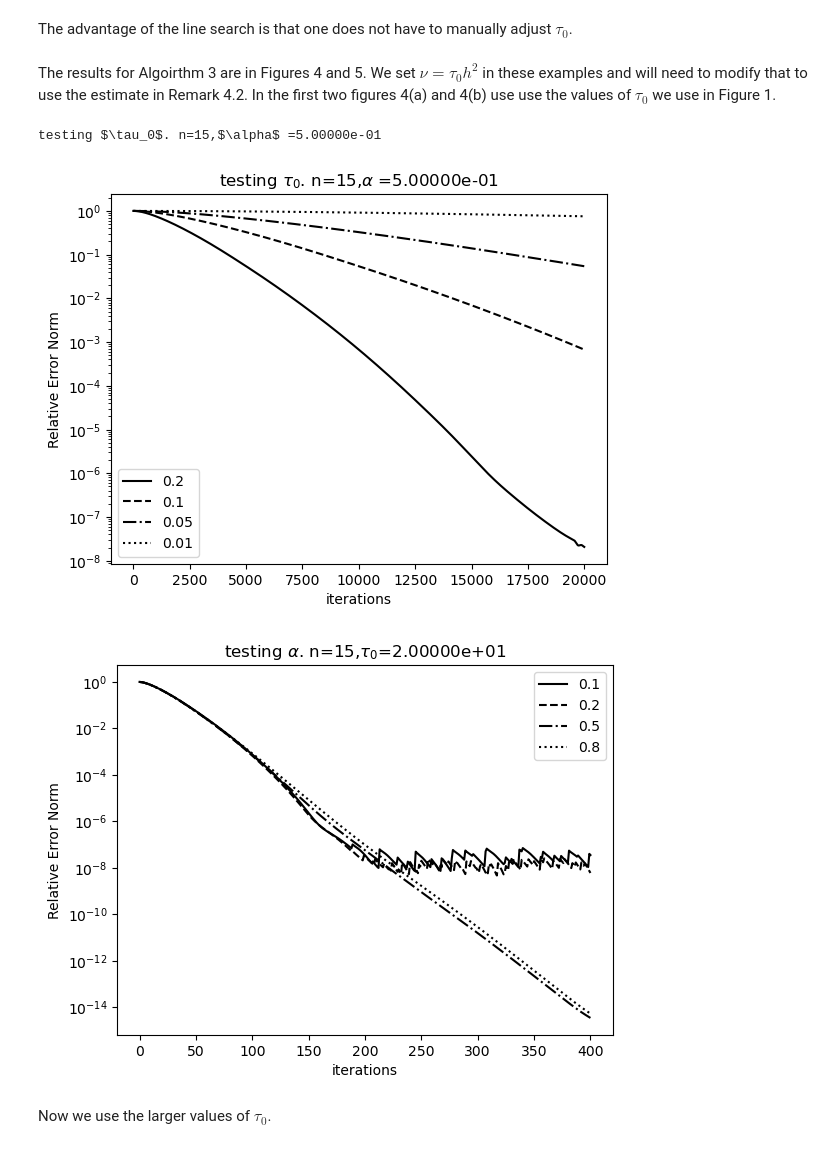
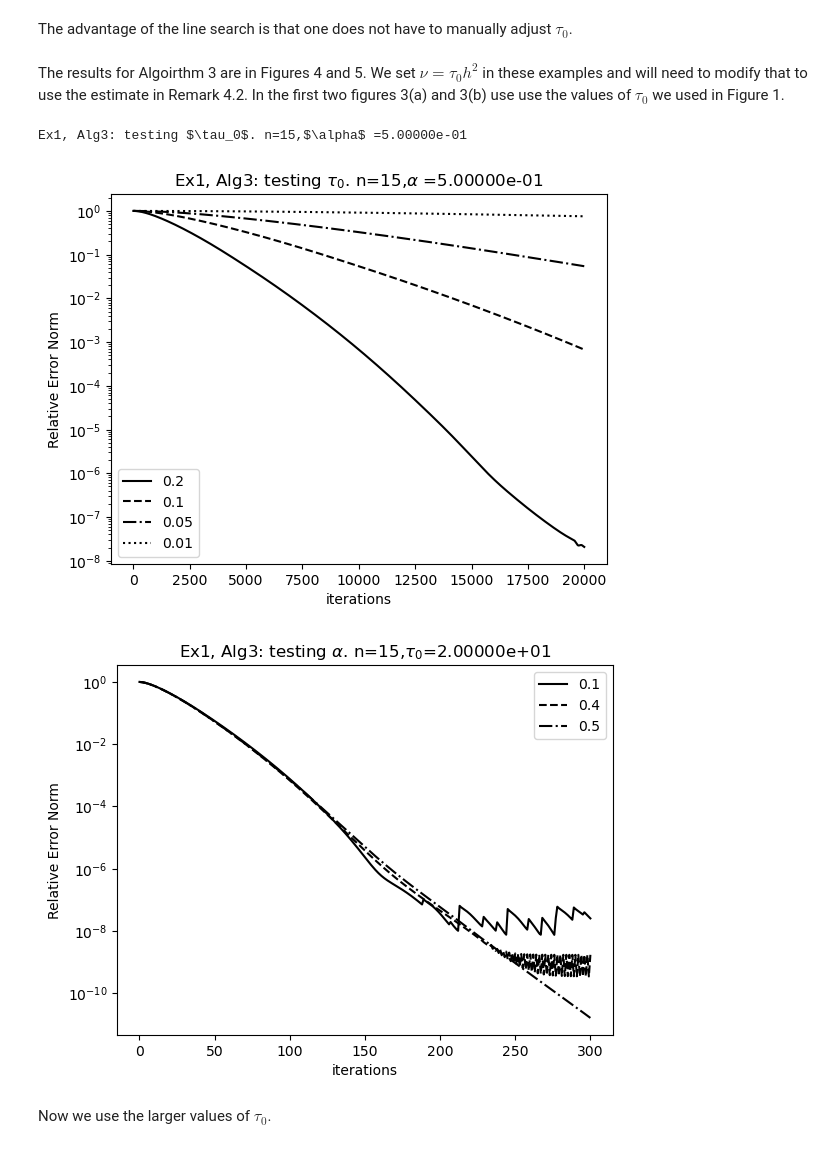
Before and after one commit to ctkelley/Grad_Des_CKW.jl, a Jupyter notebook: Examples.ipynb, the cells around one changed output. Drawn from its saved outputs; the diff is of its cells as text; code cells hidden in the pictures.

```diff
--- a/Examples.ipynb
+++ b/Examples.ipynb
@@ -143,16 +128,16 @@ Figure3(15);
 The advantage of the line search is that one does not have to manually
 adjust $\tau_0$.
 # %% [markdown]
-The results for Algoirthm 3 are in Figures 4 and 5. We set $\nu = \tau_0 h^2$ in these examples and will need to modify that to use the estimate in Remark 4.2. In the first two figures 4(a) and 4(b) use use the values of $\tau_0$ we use in Figure 1.
+The results for Algoirthm 3 are in Figures 4 and 5. We set $\nu = \tau_0 h^2$ in these examples and will need to modify that to use the estimate in Remark 4.2. In the first two figures 3(a) and 3(b) use use the values of $\tau_0$ we used in Figure 1.
 # %%
-Figure4_5a(15);
+Figure3_4a(15);
 # %% [output]
-testing $\tau_0$. n=15,$\alpha$ =5.00000e-01
+Ex1, Alg3: testing $\tau_0$. n=15,$\alpha$ =5.00000e-01
-[figure, old version]
+[figure, new version]
 # %%
-Figure4_5b(15);
+Figure3_4b(15; maxit=300);
 # %% [output]
-[figure, old version]
+[figure, new version]
 # %% [markdown]
 Now we use the larger values of $\tau_0$.
 # %%
```
Also changed, not shown: parts of 24 cells of this notebook, 17 other files.
